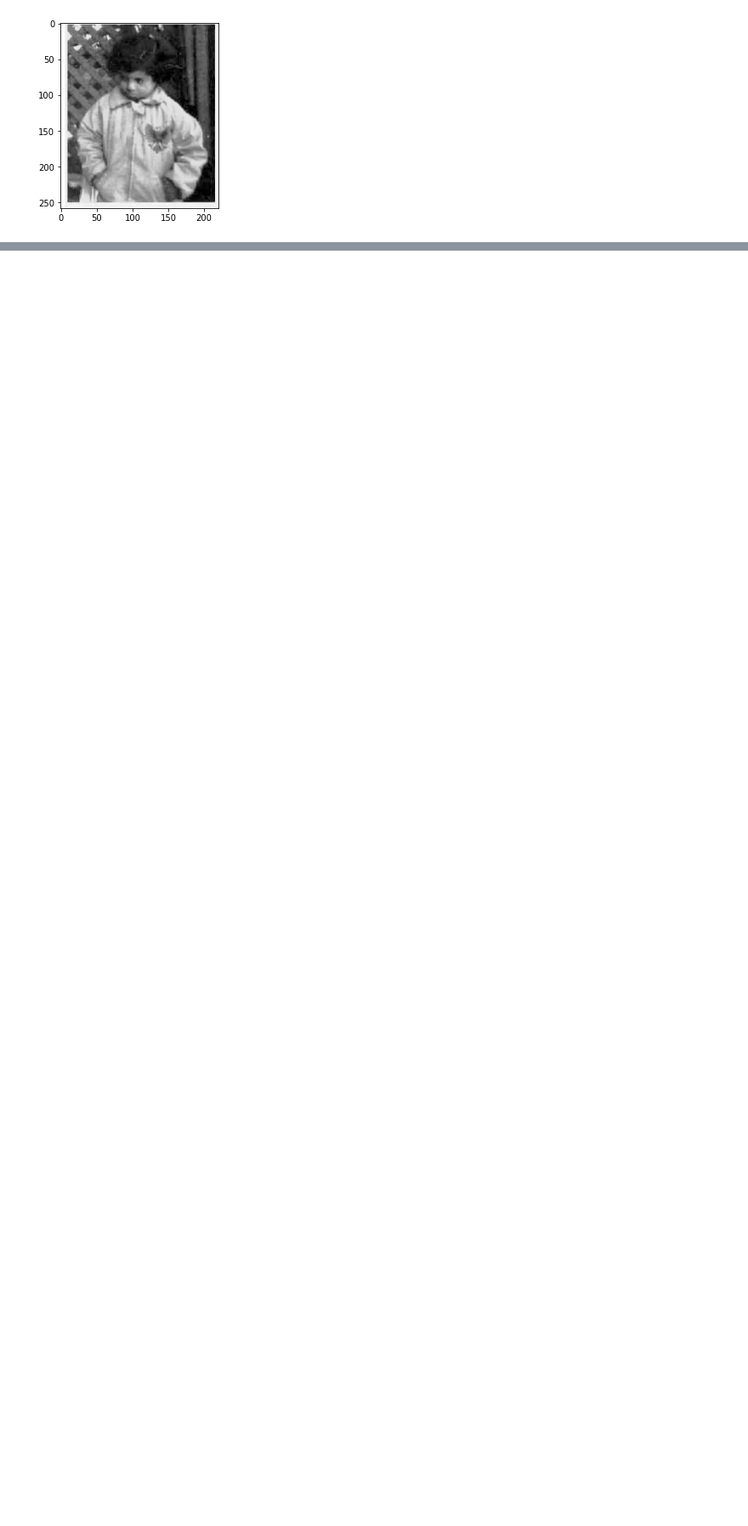
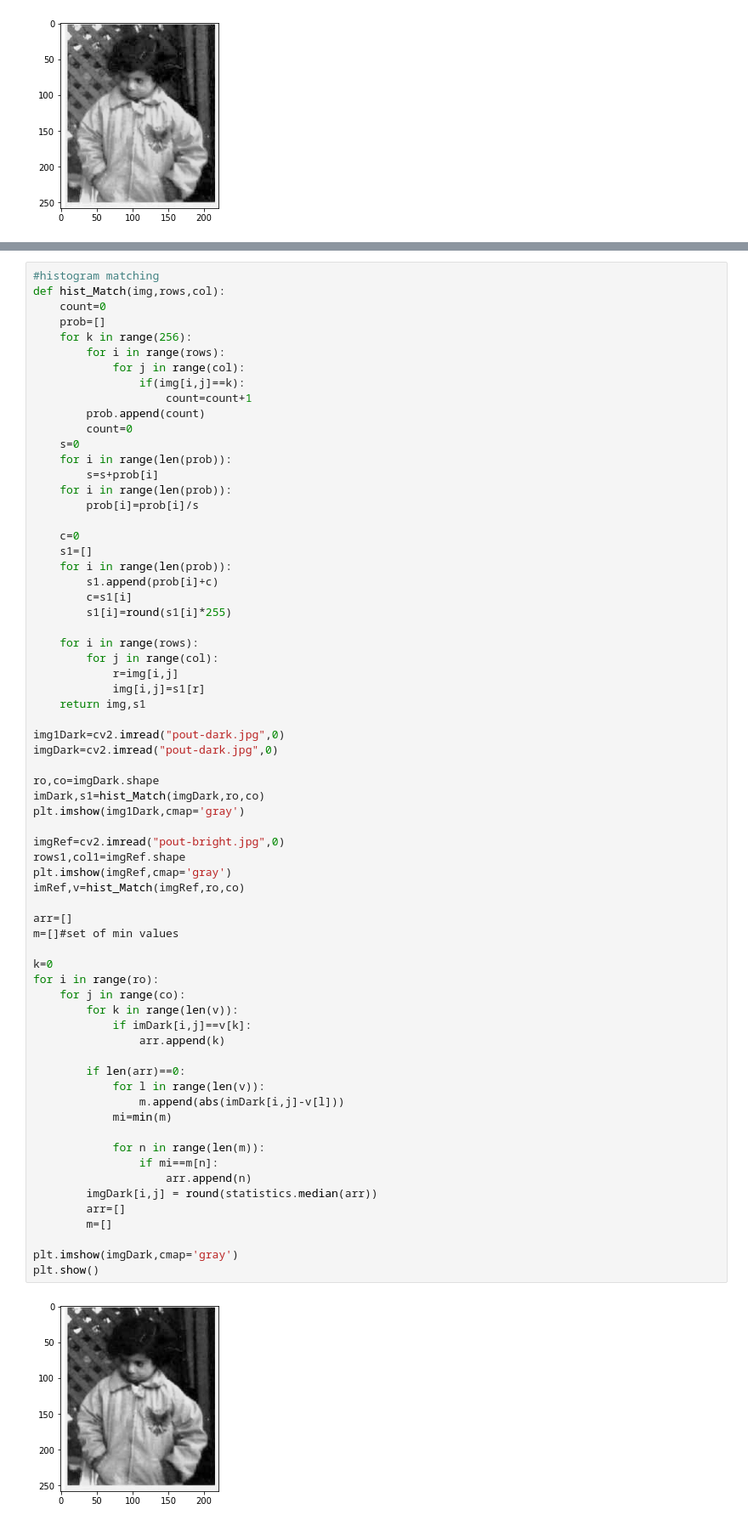
Before and after one commit to nandita-manchikanti/Digital-Image-Processing, a Jupyter notebook: Week5/week5.ipynb, the cells around one changed output, grey strips where cells are left out. Shown at 85% size. Saved outputs shown, nothing was run; the diff lists cells and outputs as text; blank space fills up the shorter version.

```diff
--- a/Week5/week5.ipynb
+++ b/Week5/week5.ipynb
@@ -63,0 +69,69 @@ plt.show()
+# %%
+#histogram matching
+def hist_Match(img,rows,col):
+    count=0
+    prob=[]
+    for k in range(256):
+        for i in range(rows):
+            for j in range(col):
+                if(img[i,j]==k):
+                    count=count+1
+        prob.append(count)
+        count=0
+    s=0
+    for i in range(len(prob)):
+        s=s+prob[i]
+    for i in range(len(prob)):
+        prob[i]=prob[i]/s
+
+    c=0
+    s1=[]
+    for i in range(len(prob)):
+        s1.append(prob[i]+c)
+        c=s1[i]
+        s1[i]=round(s1[i]*255)
+
+    for i in range(rows):
+        for j in range(col):
+            r=img[i,j]
+            img[i,j]=s1[r]
+    return img,s1
+
+img1Dark=cv2.imread("pout-dark.jpg",0)
+imgDark=cv2.imread("pout-dark.jpg",0)
+
+ro,co=imgDark.shape
+imDark,s1=hist_Match(imgDark,ro,co)
+plt.imshow(img1Dark,cmap='gray')
+
+imgRef=cv2.imread("pout-bright.jpg",0)
+rows1,col1=imgRef.shape
+plt.imshow(imgRef,cmap='gray')
+imRef,v=hist_Match(imgRef,ro,co)
+
+arr=[]
+m=[]#set of min values
+
+k=0
+for i in range(ro):
+    for j in range(co):
+        for k in range(len(v)):
+            if imDark[i,j]==v[k]:
+                arr.append(k)
+
+        if len(arr)==0:
+            for l in range(len(v)):
+                m.append(abs(imDark[i,j]-v[l]))
+            mi=min(m)
+
+            for n in range(len(m)):
+                if mi==m[n]:
+                    arr.append(n)
+        imgDark[i,j] = round(statistics.median(arr))
+        arr=[]
+        m=[]
+
+plt.imshow(imgDark,cmap='gray')
+plt.show()
+# %% [output]
+[figure, added]
```
Also changed, not shown: parts of 5 cells of this notebook, 6 other files.
